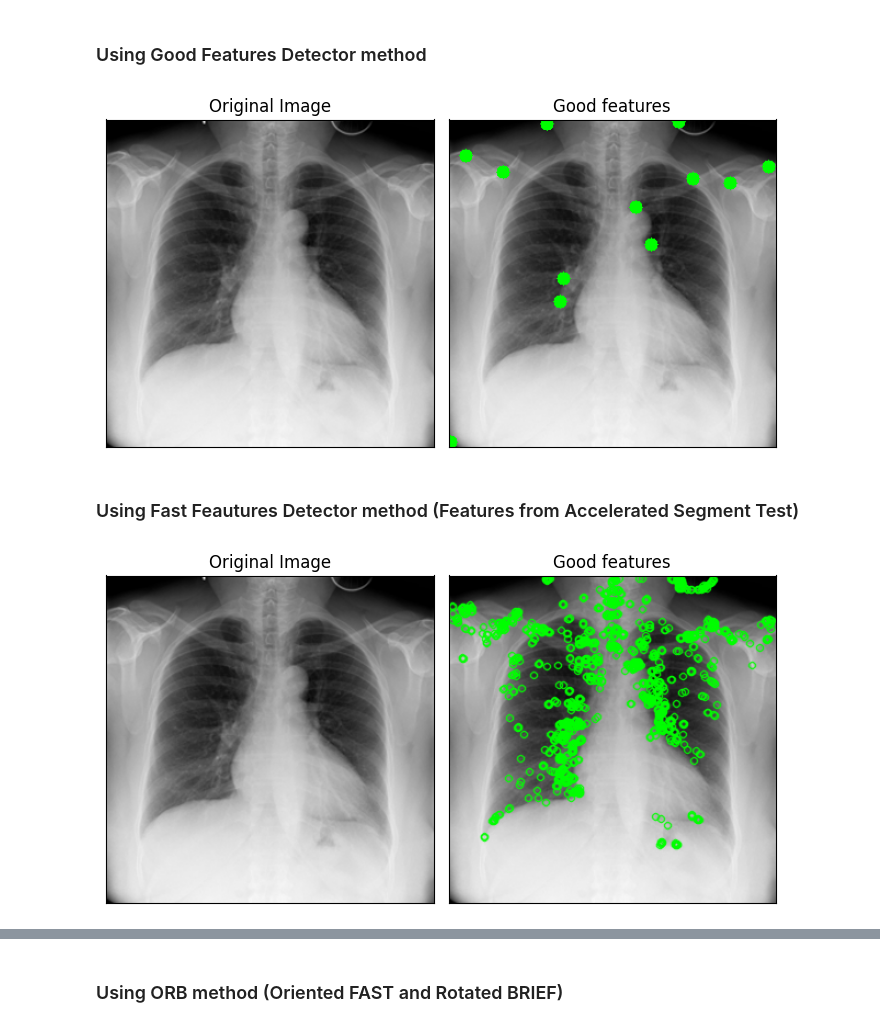
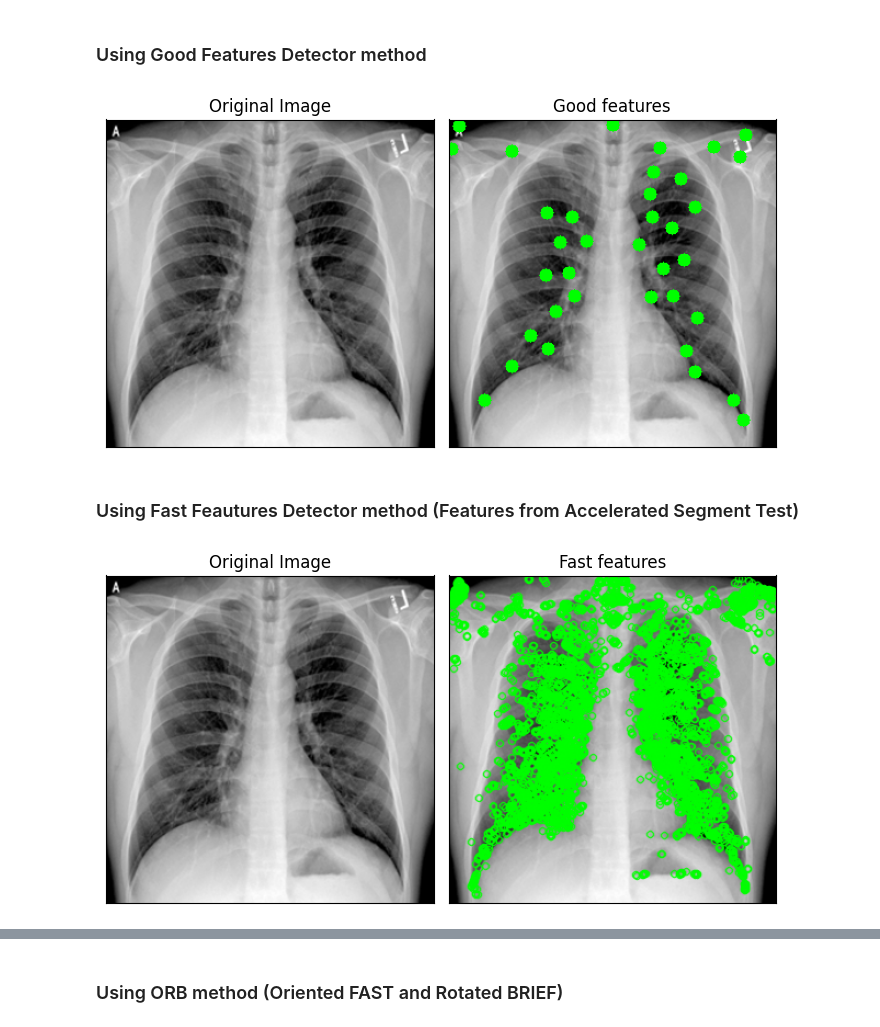
Before and after one commit to rehabaam/ds_covid19_project, a Jupyter notebook: notebooks/2.2_Exploring_features_full_image.ipynb, the cells around one changed output, grey strips where cells are left out. Cells and saved outputs as stored; diff of their text form; code cells hidden in the pictures.

Commit message:
chore(notebooks): using a better example from covid folder

```diff
--- a/notebooks/2.2_Exploring_features_full_image.ipynb
+++ b/notebooks/2.2_Exploring_features_full_image.ipynb
@@ -23,7 +23,7 @@ from src.preprocessing.image_preprocessor import *
 # %% [markdown]
 ### Using a sample image
 # %%
-image_path = raw_data_dir+'/Normal/images/Normal-16.png'
+image_path = raw_data_dir+'/COVID/images/COVID-345.png'
 image = cv2.imread(image_path)
 # %% [markdown]
 ## Find edges for a selected image
@@ -72,11 +72,11 @@ HOG features shape: (191844,)
 images = get_features(image)
 plot_images(images,['Original Image', 'Good features'])
 # %% [output]
-[figure, old version]
+[figure, new version]
 # %% [markdown]
 ### Using Fast Feautures Detector method (Features from Accelerated Segment Test)
 # %%
 images = get_features(image,'Fast')
-plot_images(images,['Original Image', 'Good features'])
+plot_images(images,['Original Image', 'Fast features'])
 # %% [output]
-[figure, old version]
+[figure, new version]
```
Also changed, not shown: parts of 9 cells of this notebook, 2 other files.
